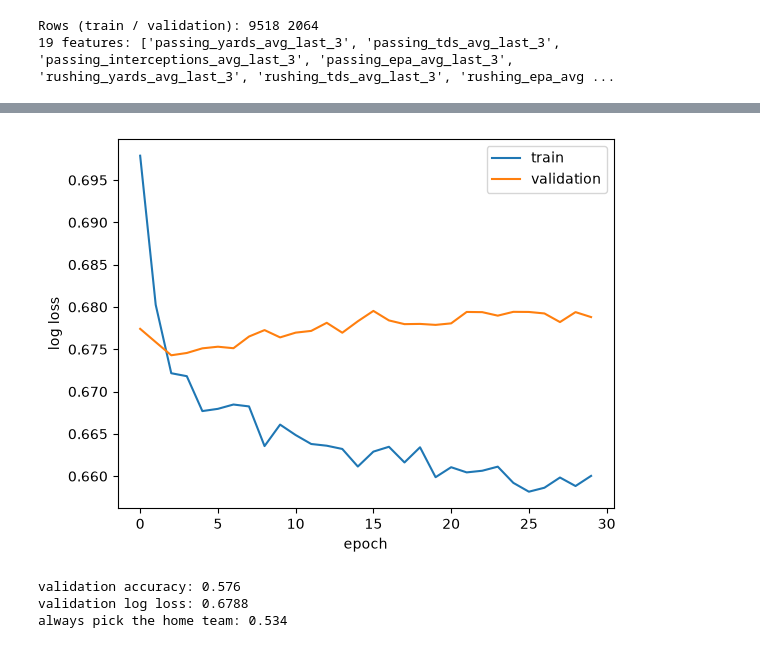
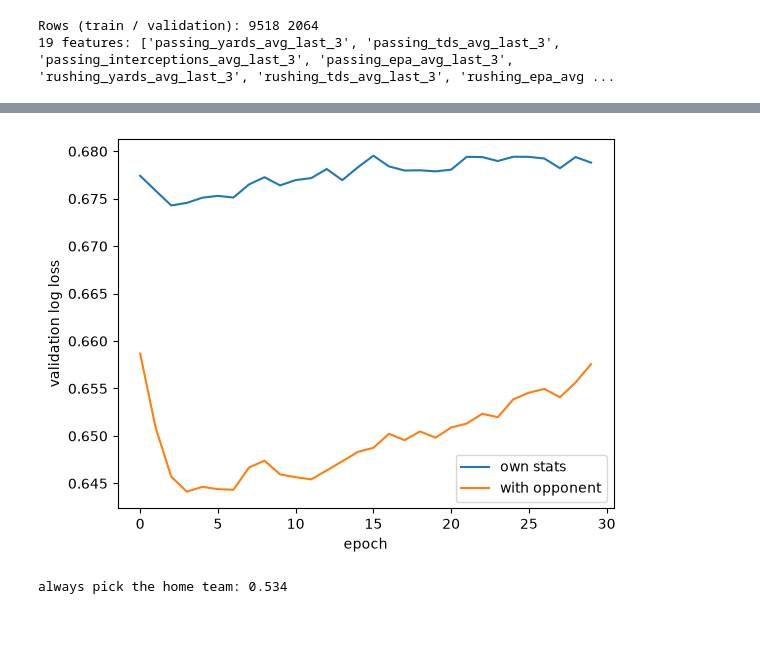
Before and after one commit to bdaylor13/predict-nfl-wins-fa26ds4420, a Jupyter notebook: Methods/nfl_mlp_model.ipynb, the cells around one changed output, grey strips where cells are left out. Saved outputs shown, nothing was run; the diff lists cells and outputs as text; code cells hidden in the pictures.

Commit message:
Add opponent stats to MLP

```diff
--- a/Methods/nfl_mlp_model.ipynb
+++ b/Methods/nfl_mlp_model.ipynb
@@ -19,6 +19,7 @@ from sklearn.metrics import accuracy_score, log_loss
 DATA_DIR = Path("../Data/data/processed")
 # %%
 # the test seasons (2022-2026) aren't used until the final model is picked
+series = pd.read_csv(DATA_DIR / "nfl_team_game_model_data.csv")
 train = pd.read_csv(DATA_DIR / "nfl_train.csv")
 validation = pd.read_csv(DATA_DIR / "nfl_validation.csv")
 
@@ -77,3 +33,0 @@ Model: "functional"
-# %%
-history = model.fit(X_train, y_train, epochs=30, batch_size=32,
-                    validation_data=(X_val, y_val), verbose=0)
@@ -79,0 +55,10 @@ history = model.fit(X_train, y_train, epochs=30, batch_size=32,
+# %%
+# version 1 is the team's own stats only. version 2 adds last season's record, how many games
+# the team has played this season (how much to trust prior_win_rate), and the opponent's stats
+own_features = features
+full_features = features + ["prev_win_rate", "season_games_before"] + ["opp_" + f for f in team_features]
+print("own stats:", len(own_features), "inputs")
+print("with opponent:", len(full_features), "inputs")
+
+y_train = train["win"].to_numpy()
+y_val = validation["win"].to_numpy()
@@ -79,0 +96,21 @@ history = model.fit(X_train, y_train, epochs=30, batch_size=32,
+# %%
+# same model and settings for both versions, so the only difference is the inputs
+histories = {}
+rows = []
+for name, cols in [("own stats", own_features), ("with opponent", full_features)]:
+    X_train, X_val = scale(cols)
+    model = make_model(len(cols))
+    histories[name] = model.fit(X_train, y_train, epochs=30, batch_size=32,
+                                validation_data=(X_val, y_val), verbose=0)
+
+    p_val = model.predict(X_val, verbose=0).ravel()
+    val_loss = histories[name].history["val_loss"]
+    rows.append({"inputs": name, "n_inputs": len(cols),
+                 "val_accuracy": accuracy_score(y_val, p_val > 0.5),
+                 "val_log_loss": log_loss(y_val, p_val),
+                 "best_epoch": int(np.argmin(val_loss)) + 1,
+                 "lowest_val_log_loss": min(val_loss)})
+
+model.summary()  # the "with opponent" model
+results = pd.DataFrame(rows).round(4)
+results
@@ -80,20 +141,13 @@ history = model.fit(X_train, y_train, epochs=30, batch_size=32,
 # %%
-plt.plot(history.history["loss"], label="train")
-plt.plot(history.history["val_loss"], label="validation")
+for name, h in histories.items():
+    plt.plot(h.history["val_loss"], label=name)
 plt.xlabel("epoch")
-plt.ylabel("log loss")
+plt.ylabel("validation log loss")
 plt.legend()
 plt.show()
+
+# baseline: always pick the home team
+print("always pick the home team:", round(accuracy_score(y_val, validation["is_home"]), 3))
 # %% [output]
-[figure, old version]
+[figure, new version]
+always pick the home team: 0.534
-# %%
-p_val = model.predict(X_val, verbose=0).ravel()
-print("validation accuracy:", round(accuracy_score(y_val, p_val > 0.5), 3))
-print("validation log loss:", round(log_loss(y_val, p_val), 4))
-
-# baseline: always pick the home team
-print("always pick the home team:", round(accuracy_score(y_val, validation["is_home"]), 3))
-# %% [output]
-validation accuracy: 0.576
-validation log loss: 0.6788
-always pick the home team: 0.534
```
Also changed, not shown: parts of 9 cells of this notebook.
